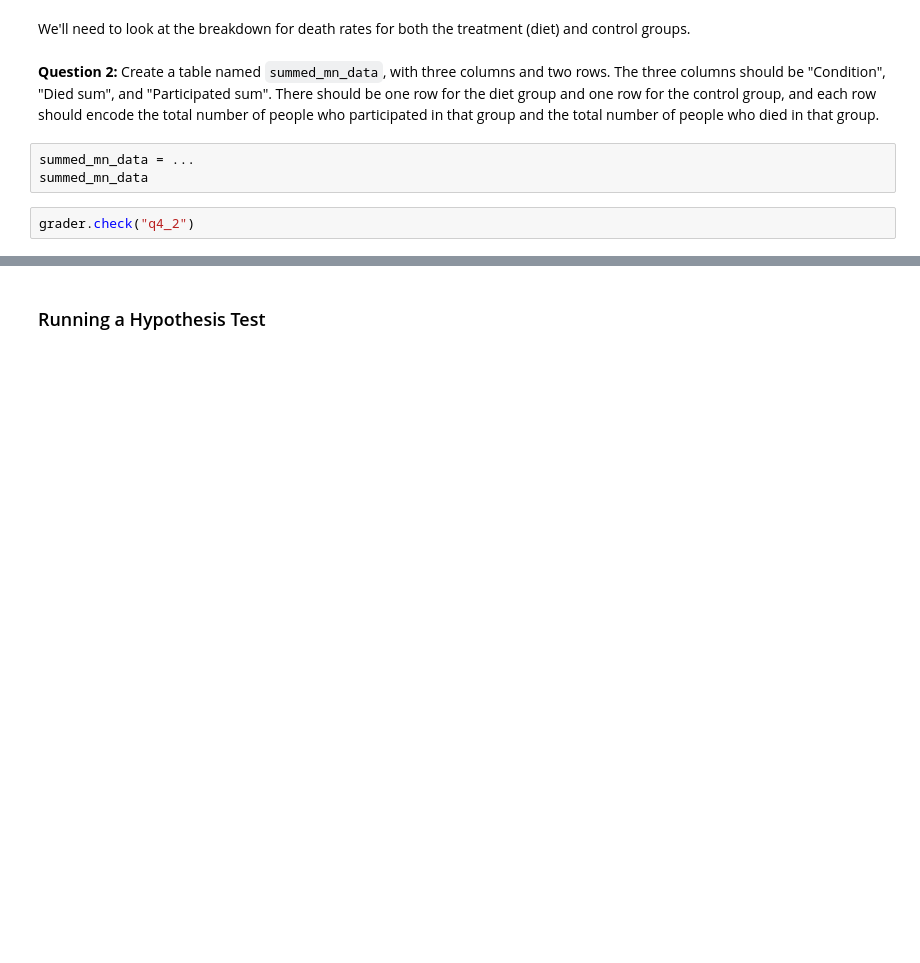
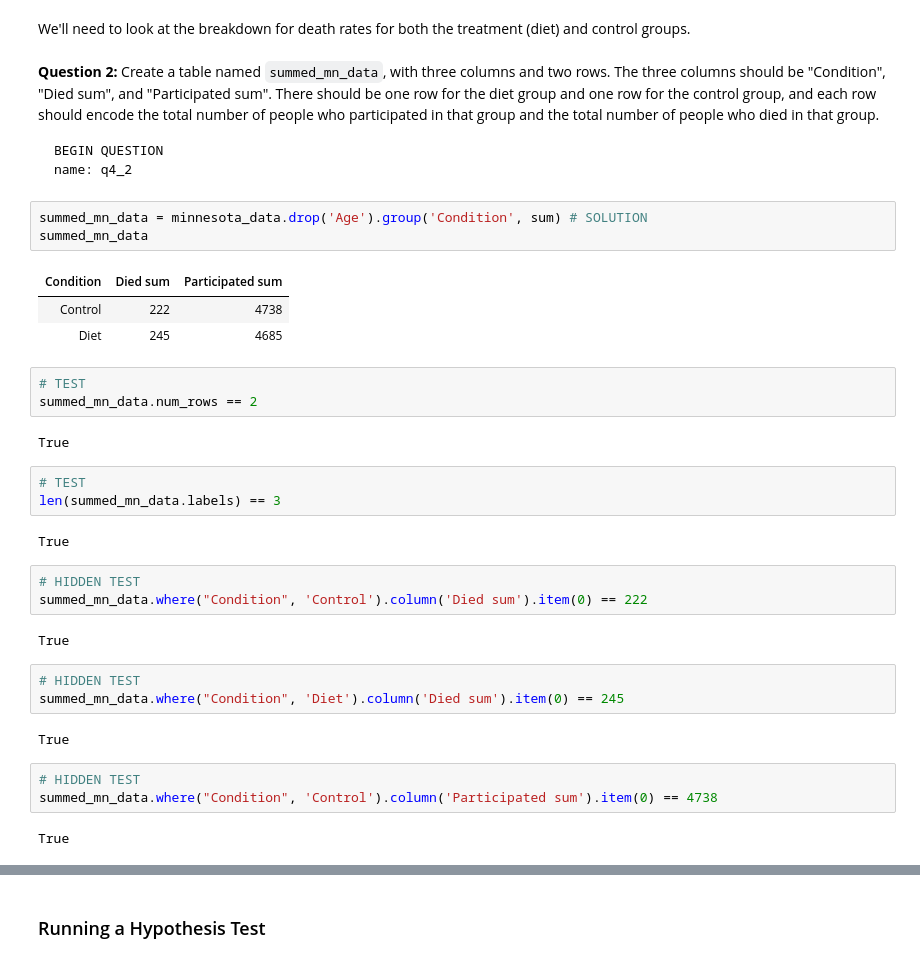
Before and after one commit to AUP-CS2065/projects, a Jupyter notebook: project2/project2.ipynb, the cells around one changed output, grey strips where cells are left out. Drawn from its saved outputs; the diff is of its cells as text; blank space fills up the shorter version.

````diff
--- a/project2/project2.ipynb
+++ b/project2/project2.ipynb
@@ -839,12 +1217,39 @@ minnesota_data
 We'll need to look at the breakdown for death rates for both the treatment (diet) and control groups.
 # %% [markdown]
 **Question 2:** Create a table named `summed_mn_data`, with three columns and two rows. The three columns should be "Condition", "Died sum", and "Participated sum". There should be one row for the diet group and one row for the control group, and each row should encode the total number of people who participated in that group and the total number of people who died in that group.
-<!--
+```
 BEGIN QUESTION
 name: q4_2
--->
+```
-# %%
-summed_mn_data = ...
-summed_mn_data
-# %%
-grader.check("q4_2")
+# %%
+summed_mn_data = minnesota_data.drop('Age').group('Condition', sum) # SOLUTION
+summed_mn_data
+# %% [output]
+| Condition | Died sum | Participated sum |
+| Control | 222 | 4738 |
+| Diet | 245 | 4685 |
+# %%
+# TEST
+summed_mn_data.num_rows == 2
+# %% [output]
+True
+# %%
+# TEST
+len(summed_mn_data.labels) == 3
+# %% [output]
+True
+# %%
+# HIDDEN TEST
+summed_mn_data.where("Condition", 'Control').column('Died sum').item(0) == 222
+# %% [output]
+True
+# %%
+# HIDDEN TEST
+summed_mn_data.where("Condition", 'Diet').column('Died sum').item(0) == 245
+# %% [output]
+True
+# %%
+# HIDDEN TEST
+summed_mn_data.where("Condition", 'Control').column('Participated sum').item(0) == 4738
+# %% [output]
+True
````
Also changed, not shown: parts of 235 cells of this notebook.
